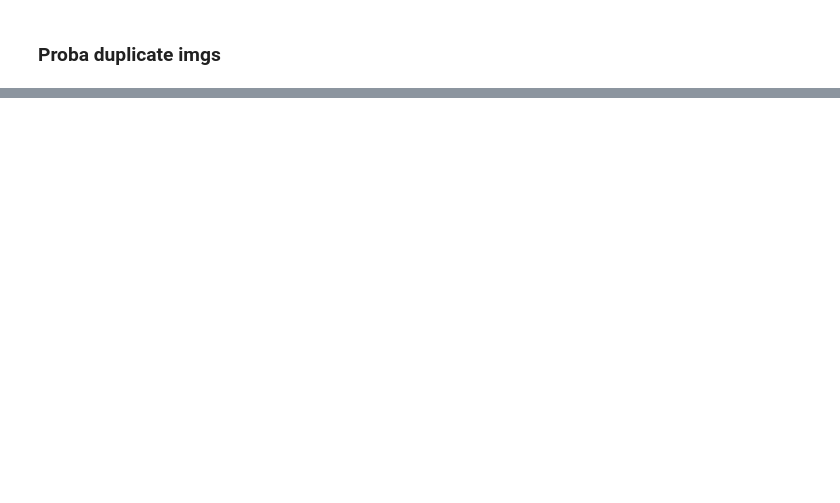
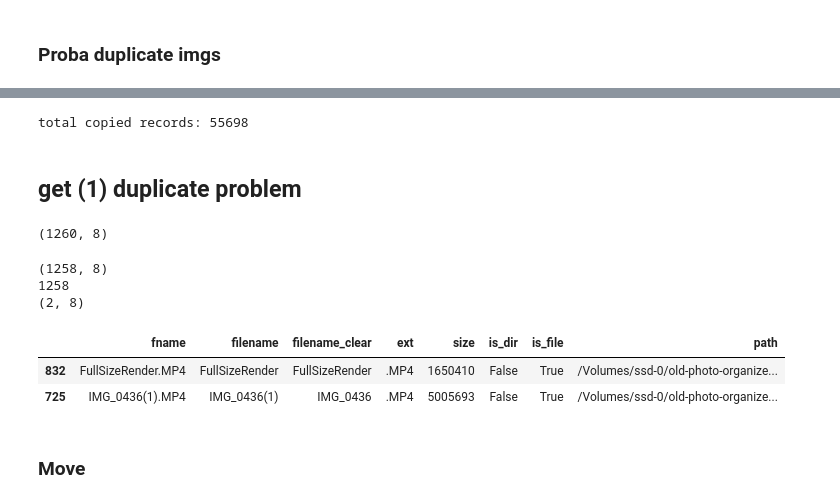
Before and after one commit to zjlxgxz/photo-alignment, a Jupyter notebook: src/merge-photos.ipynb, the cells around one changed output, grey strips where cells are left out. Cells and saved outputs as stored; diff of their text form; code cells hidden in the pictures; blank space fills up the shorter version.

```diff
--- a/src/merge-photos.ipynb
+++ b/src/merge-photos.ipynb
@@ -239,0 +313,8 @@ KeyError: 'IMG_0430.JPG'
+# %%
+mtime_list = []
+for key in dict_all.keys():
+    for record in dict_all[key]:
+        mtime_list.append(record['mtime'])
+mtime_list = np.array(mtime_list)
+mtime_list = mtime_list[mtime_list>900003577.0]
+plt.hist(mtime_list, bins=200)
@@ -239,0 +420,6 @@ KeyError: 'IMG_0430.JPG'
+# %%
+print('total copied records:', sum(num_output_file_list))
+# %% [output]
+total copied records: 55698
+# %% [markdown]
+## get (1) duplicate problem
@@ -239,0 +471,44 @@ KeyError: 'IMG_0430.JPG'
+# %%
+df_records = pd.DataFrame.from_records(records)
+print(df_records.shape)
+# %% [output]
+(1260, 8)
+# %%
+dict_record_by_clear_name = {}
+for record in records:
+    clear_fname_ext = (record['filename_clear'],record['ext'])
+    if clear_fname_ext not in dict_record_by_clear_name.keys():
+        dict_record_by_clear_name[clear_fname_ext] = []
+    dict_record_by_clear_name[clear_fname_ext].append(record)
+
+
+
+def dedup_records(records):
+    if len(records) == 1:
+        return records[-1]
+    records_by_size = sorted(records, key=lambda x:x['size'])
+    return records_by_size[-1]
+
+records_dedup = []
+for key in dict_record_by_clear_name.keys():
+    best_record = dedup_records(dict_record_by_clear_name[key])
+    records_dedup.append(best_record)
+df_best_records = pd.DataFrame.from_records(records_dedup)
+
+print(df_best_records.shape)
+retain_path_set = set(df_best_records["path"].to_list())
+print(len(retain_path_set))
+df_remove_records = df_records[~df_records['path'].isin(retain_path_set)]
+print(df_remove_records.shape)
+# %% [output]
+(1258, 8)
+1258
+(2, 8)
+# %%
+df_remove_records.sample(2)
+# %% [output]
+|  | fname | filename | filename_clear | ext | size | is_dir | is_file | path |
+| 832 | FullSizeRender.MP4 | FullSizeRender | FullSizeRender | .MP4 | 1650410 | False | True | /Volumes/ssd-0/old-photo-organize... |
+| 725 | IMG_0436(1).MP4 | IMG_0436(1) | IMG_0436 | .MP4 | 5005693 | False | True | /Volumes/ssd-0/old-photo-organize... |
+# %% [markdown]
+### Move
```
Also changed, not shown: parts of 12 cells of this notebook.
